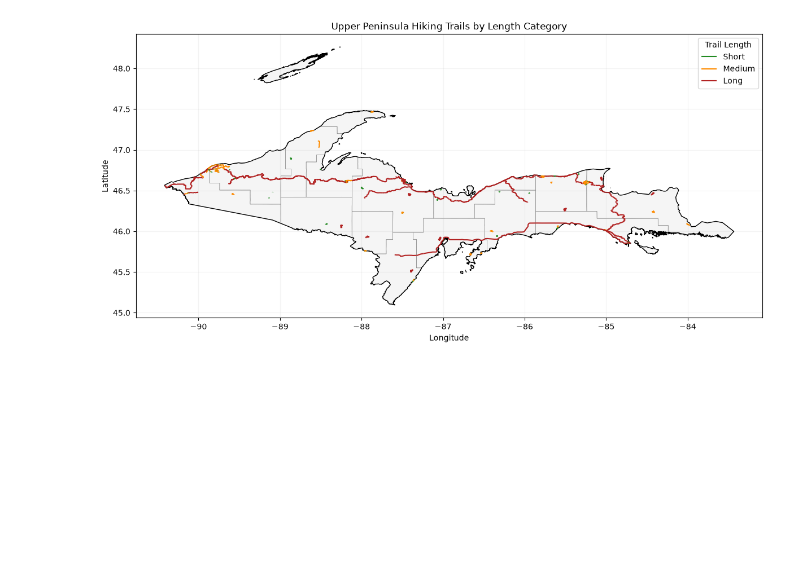
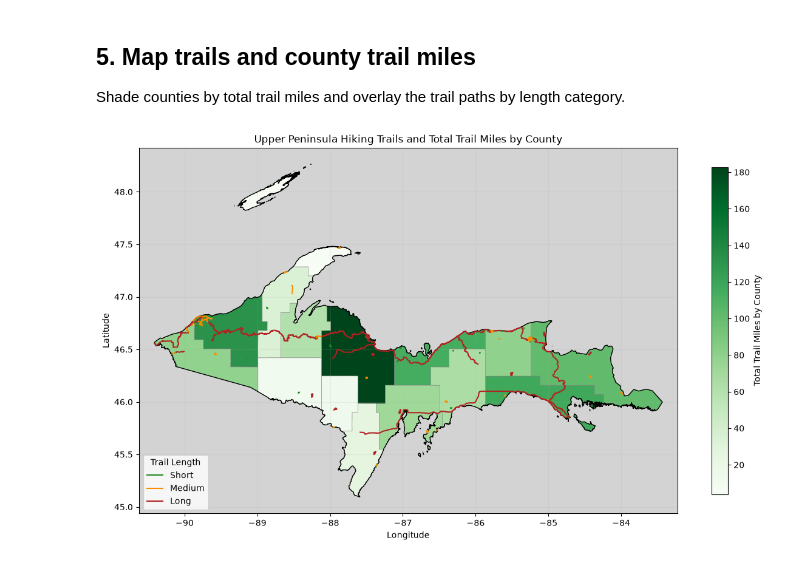
Before and after one commit to RayofData/whats-up-outdoors, a Jupyter notebook: notebooks/03_visualize_trails.ipynb, the cells around one changed output. Saved outputs shown, nothing was run; the diff lists cells and outputs as text; code cells hidden in the pictures; blank space fills up the shorter version.

```diff
--- a/notebooks/03_visualize_trails.ipynb
+++ b/notebooks/03_visualize_trails.ipynb
@@ -75,3 +276,7 @@ UP counties: 15
+# %% [markdown]
+## 5. Map trails and county trail miles
+
+Shade counties by total trail miles and overlay the trail paths by length category.
 # %%
 category_colors = {
     "Short": "forestgreen",
@@ -79,59 +284,63 @@ category_colors = {
     "Long": "firebrick",
 }
 
-# Confirm every layer uses the same CRS.
-if up_counties.crs != trails.crs:
-    up_counties = up_counties.to_crs(trails.crs)
+fig, ax = plt.subplots(figsize=(12, 8))
+ax.set_facecolor("lightgray")
 
-fig, ax = plt.subplots(figsize=(12, 8))
-
-# One filled Upper Peninsula shape.
-up_outline.plot(
+up_counties.plot(
     ax=ax,
-    facecolor="whitesmoke",
+    column="CountyTrailMiles",
+    cmap="Greens",
     edgecolor="none",
+    legend=True,
+    legend_kwds={
+        "label": "Total Trail Miles by County",
+        "shrink": 0.7,
+    },
     zorder=0,
 )
 
-# Very light internal county boundaries.
 up_counties.boundary.plot(
     ax=ax,
     color="gray",
-    linewidth=0.5,
-    alpha=0.7,
+    linewidth=0.35,
+    alpha=0.75,
     zorder=1,
 )
 
-# Stronger exterior shoreline.
 up_outline.boundary.plot(
     ax=ax,
     color="black",
     linewidth=1.0,
     zorder=2,
 )
 
-# Plot all three trail-length categories on the same map.
 for category, color in category_colors.items():
     category_trails = trails[
-        trails["LengthCategory"] == category
+        trails["LengthCategory"].astype(str) == category
     ]
 
     category_trails.plot(
         ax=ax,
         color=color,
         linewidth=1.5,
         label=category,
         zorder=3,
     )
 
-ax.set_title("Upper Peninsula Hiking Trails by Length Category")
+min_x, min_y, max_x, max_y = up_outline.total_bounds
+x_padding = (max_x - min_x) * 0.03
+y_padding = (max_y - min_y) * 0.05
+
+ax.set_xlim(min_x - x_padding, max_x + x_padding)
+ax.set_ylim(min_y - y_padding, max_y + y_padding)
+ax.set_title("Upper Peninsula Hiking Trails and Total Trail Miles by County")
 ax.set_xlabel("Longitude")
 ax.set_ylabel("Latitude")
-ax.legend(title="Trail Length")
-ax.set_aspect("equal")
+ax.legend(title="Trail Length", loc="lower left")
 ax.grid(alpha=0.15)
 
 plt.tight_layout()
 plt.show()
 # %% [output]
-[figure, old version]
+[figure, new version]
```
Also changed, not shown: parts of 11 cells of this notebook.
